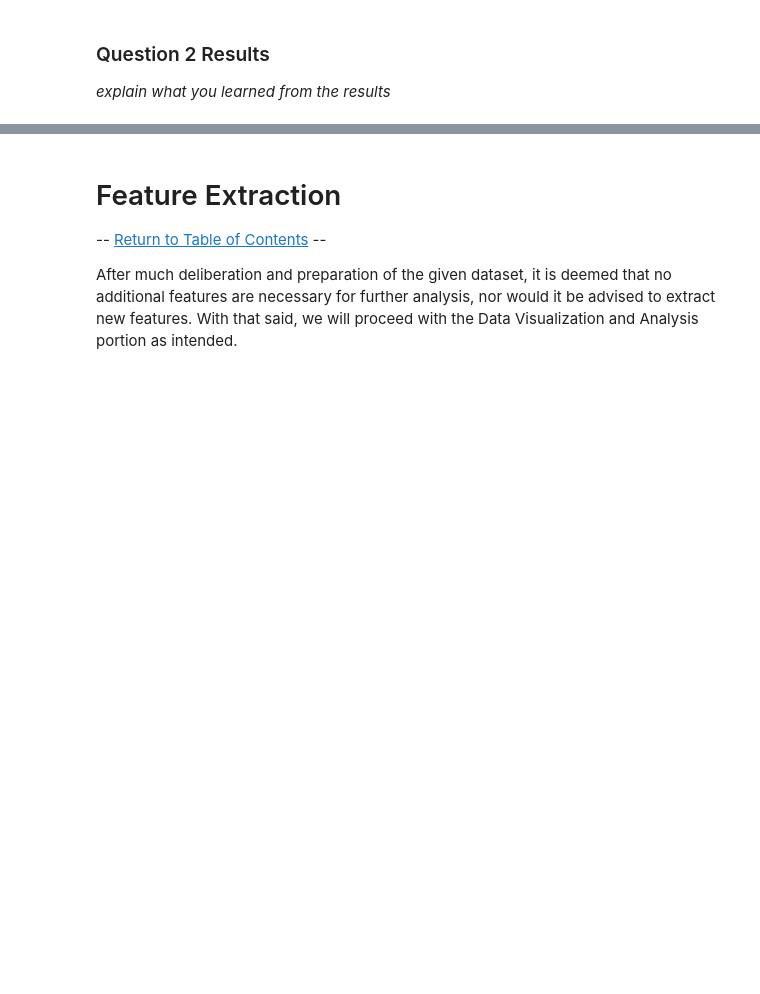
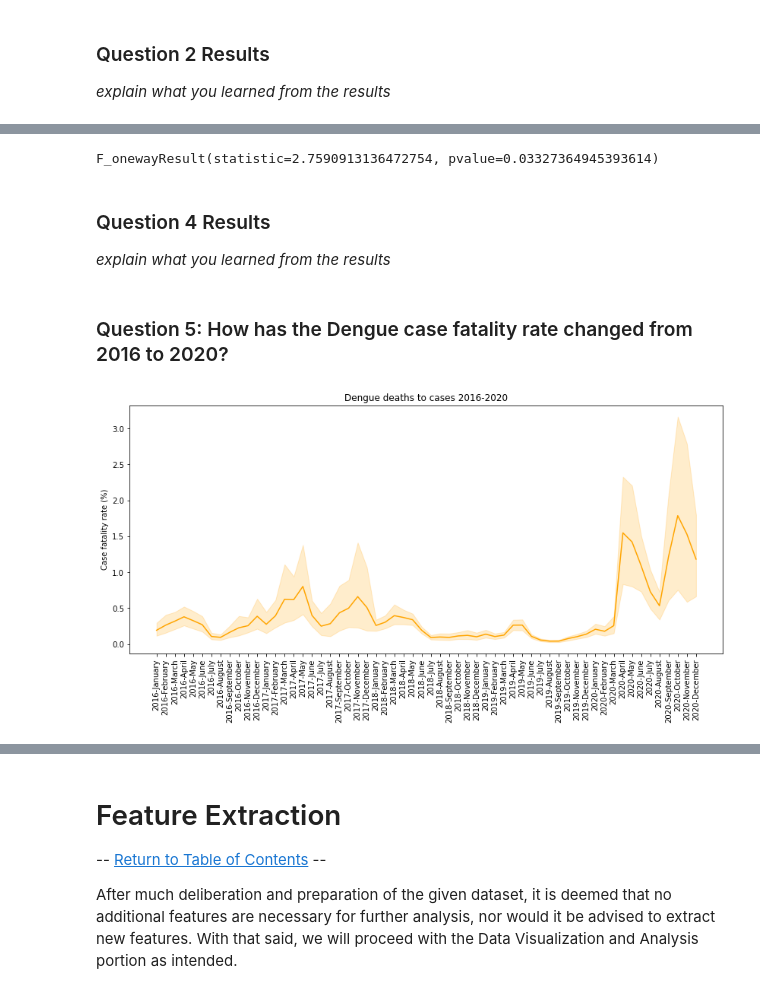
Before and after one commit to lowrainxx/DATA100-FinalProject, a Jupyter notebook: GROUP 2.ipynb, the cells around one changed output, grey strips where cells are left out. Drawn from its saved outputs; the diff is of its cells as text; code cells hidden in the pictures; blank space fills up the shorter version.

```diff
--- a/GROUP 2.ipynb
+++ b/GROUP 2.ipynb
@@ -500,0 +566,31 @@ F_onewayResult(statistic=8.376232153844162, pvalue=1.072682940880419e-05)
+# %%
+mean2016 = []
+mean2017 = []
+mean2018 = []
+mean2019 = []
+mean2020 = []
+
+#Gather all number of deaths into a single list
+for i in range(len(new_labels)):
+  mean2016.append(regionDeaths2016[i][0])
+  mean2017.append(regionDeaths2017[i][0])
+  mean2018.append(regionDeaths2018[i][0])
+  mean2019.append(regionDeaths2019[i][0])
+  mean2020.append(regionDeaths2020[i][0])
+
+#mean and variance cases per year
+print("Mean Deaths per Year")
+print("2016 - ", sum(mean2016) / len(regionDeaths2016))
+print("2017 - ", sum(mean2017) / len(regionDeaths2017))
+print("2018 - ", sum(mean2018) / len(regionDeaths2018))
+print("2019 - ", sum(mean2019) / len(regionDeaths2019))
+print("2020 - ", sum(mean2020) / len(regionDeaths2020))
+
+print()
+
+print("Variance per Year")
+print("2016 - ", statistics.variance(mean2016))
+print("2017 - ", statistics.variance(mean2017))
+print("2018 - ", statistics.variance(mean2018))
+print("2019 - ", statistics.variance(mean2019))
+print("2020 - ", statistics.variance(mean2020))
@@ -500,0 +611,26 @@ F_onewayResult(statistic=8.376232153844162, pvalue=1.072682940880419e-05)
+# %%
+#one-way ANOVA
+f_oneway(mean2016, mean2017, mean2018, mean2019, mean2020)
+# %% [output]
+F_onewayResult(statistic=2.7590913136472754, pvalue=0.03327364945393614)
+# %% [markdown]
+### Question 4 Results
+
+*explain what you learned from the results*
+# %% [markdown]
+### Question 5: How has the Dengue case fatality rate changed from 2016 to 2020?
+# %%
+cases = [i for i in cleanDF.Dengue_Cases]
+deaths = [i for i in cleanDF.Dengue_Deaths]
+ratios = []
+index = 0
+for i in cases:
+    ratios.append(deaths[index]/i *100)
+plt.figure(figsize=(14,6))
+sns.lineplot(x=date,y=ratios,color='orange')
+plt.title(label='Dengue deaths to cases 2016-2020')
+plt.ylabel(ylabel='Case fatality rate (%)')
+plt.xticks(rotation=90)
+plt.show()
+# %% [output]
+[figure, added]
```
Also changed, not shown: parts of 13 cells of this notebook.
